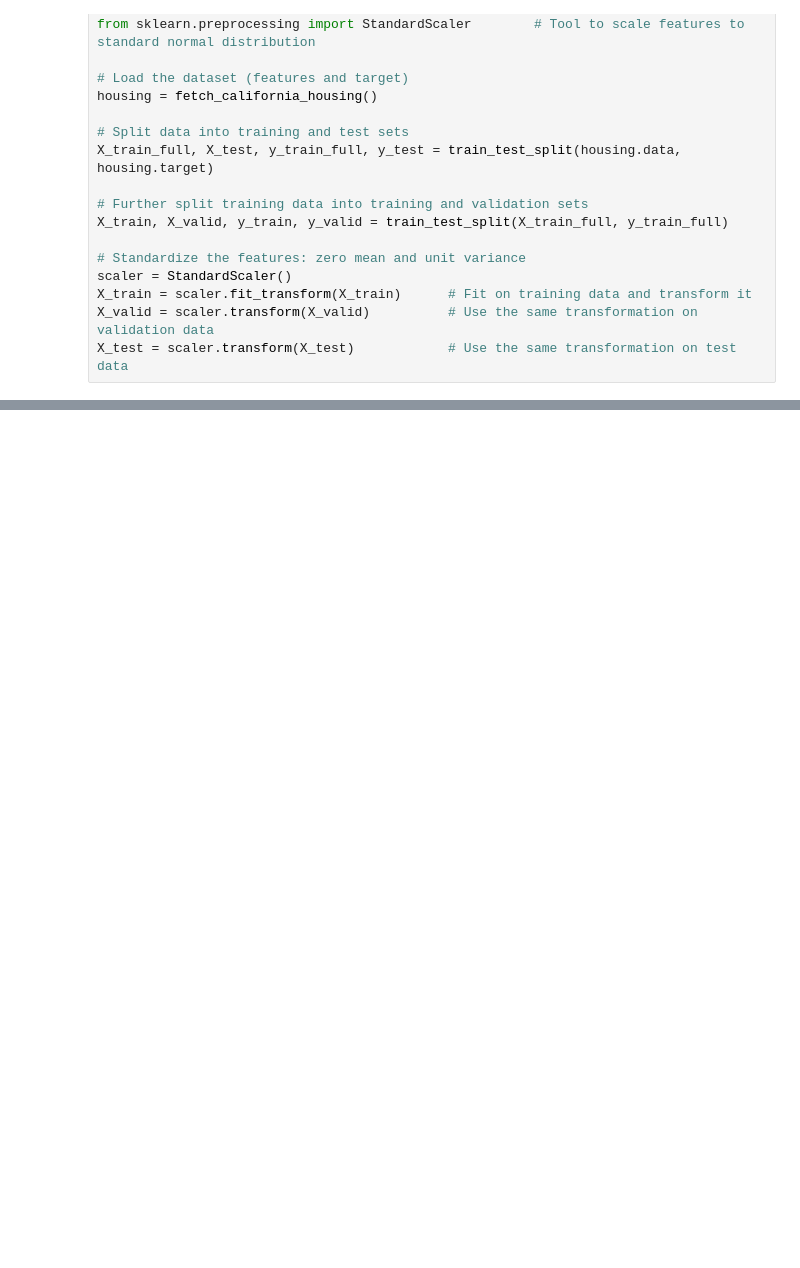
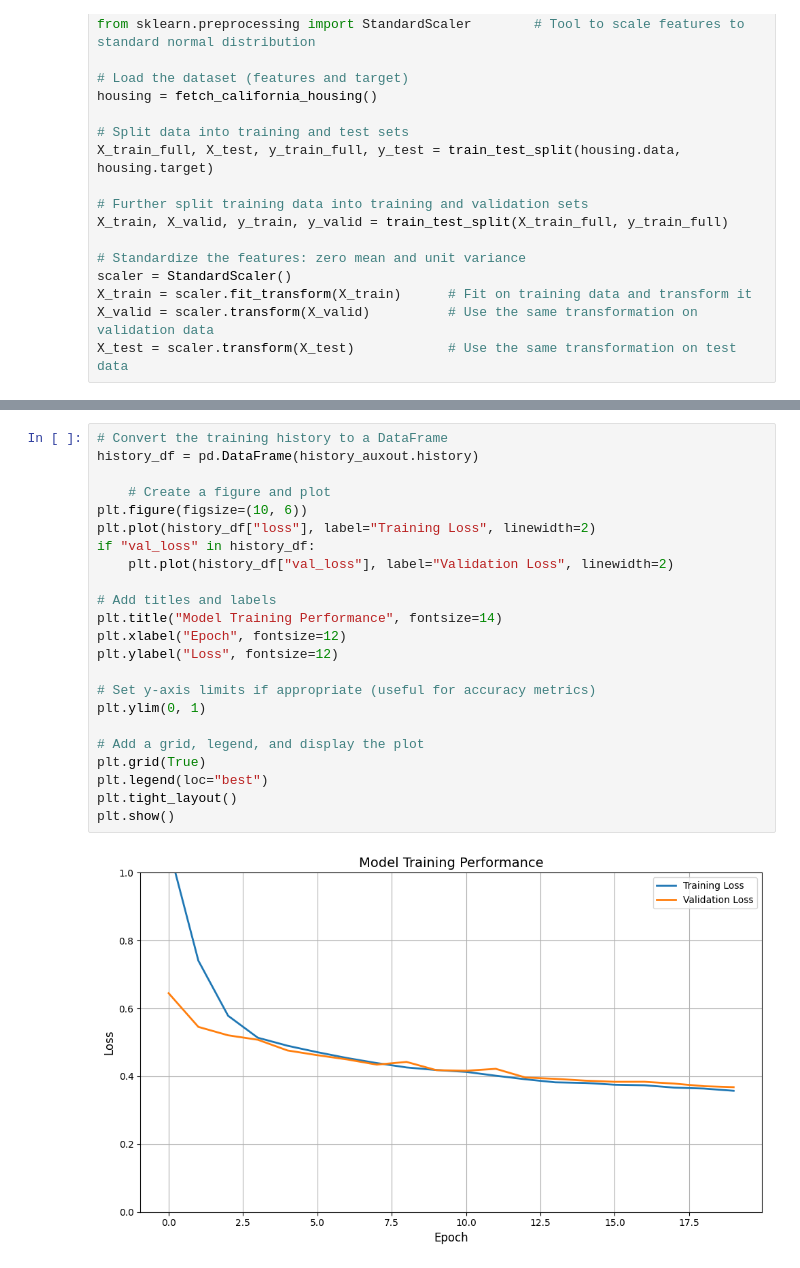
Before and after one commit to jquelas/hands_on_machine_learning, a Jupyter notebook: C10 - Artificial Neural Networks with Keras/3-Regression MPL.ipynb, the cells around one changed output, grey strips where cells are left out. Cells and saved outputs as stored; diff of their text form; blank space fills up the shorter version.

```diff
--- a/C10 - Artificial Neural Networks with Keras/3-Regression MPL.ipynb
+++ b/C10 - Artificial Neural Networks with Keras/3-Regression MPL.ipynb
@@ -337,3 +331,28 @@ Epoch 20/20
+# %%
+# Convert the training history to a DataFrame
+history_df = pd.DataFrame(history_auxout.history)
+
+    # Create a figure and plot
+plt.figure(figsize=(10, 6))
+plt.plot(history_df["loss"], label="Training Loss", linewidth=2)
+if "val_loss" in history_df:
+    plt.plot(history_df["val_loss"], label="Validation Loss", linewidth=2)
+
+# Add titles and labels
+plt.title("Model Training Performance", fontsize=14)
+plt.xlabel("Epoch", fontsize=12)
+plt.ylabel("Loss", fontsize=12)
+
+# Set y-axis limits if appropriate (useful for accuracy metrics)
+plt.ylim(0, 1)
+
+# Add a grid, legend, and display the plot
+plt.grid(True)
+plt.legend(loc="best")
+plt.tight_layout()
+plt.show()
+# %% [output]
+[figure, added]
 # %%
 # Print evaluation results and predictions
 print(f"The total loss of the model is: {total_loss}")
```
Also changed, not shown: parts of 8 cells of this notebook.
